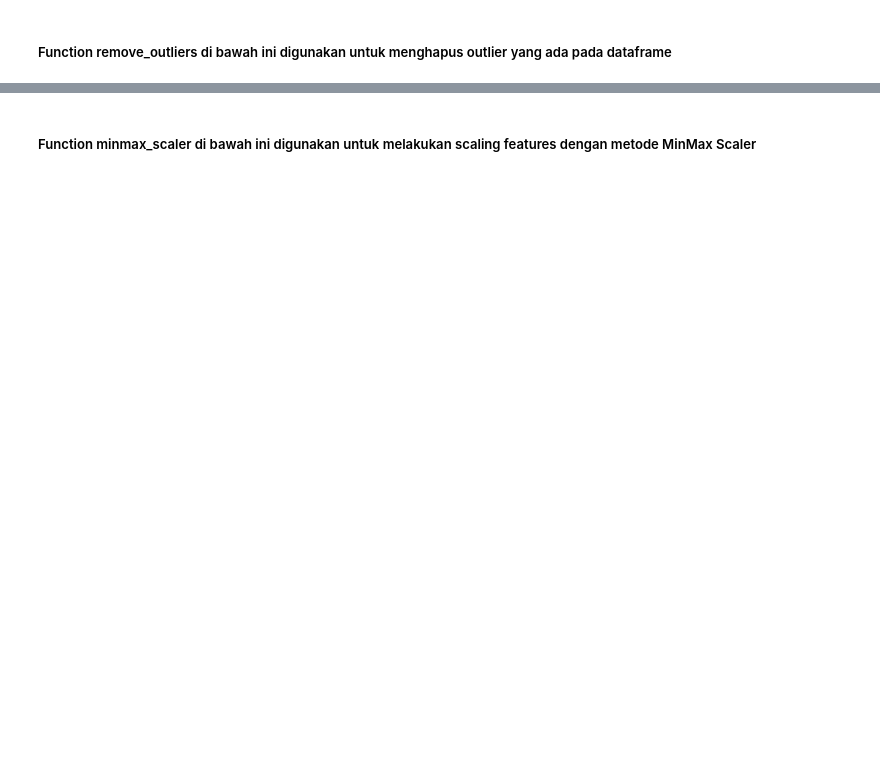
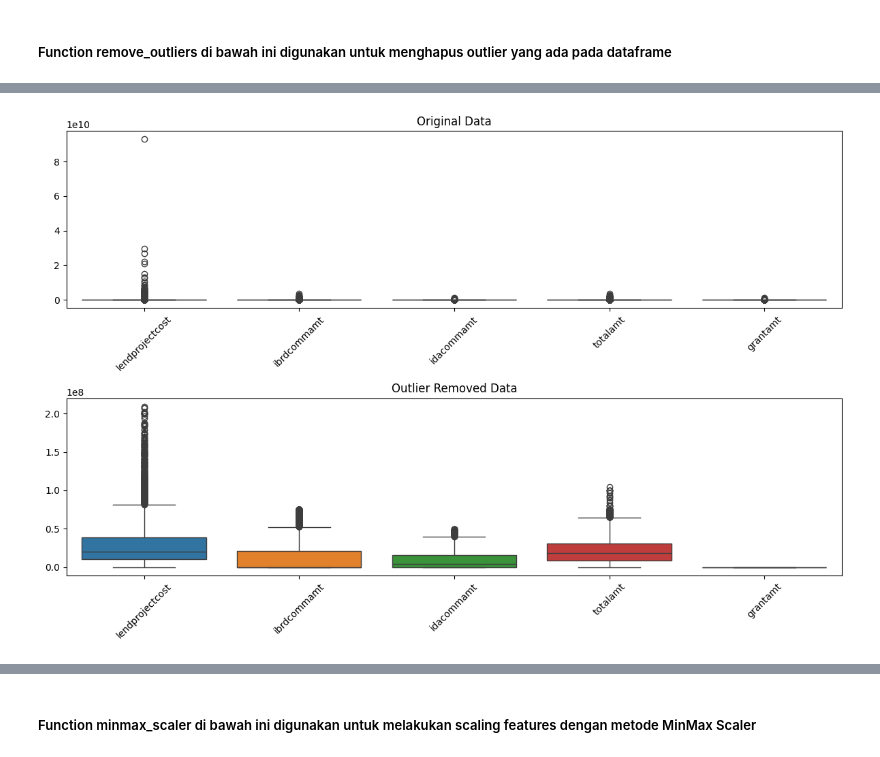
Before and after one commit to arumkinanthi/nimas-sekararum-kinanthi_mini-project_de, a Jupyter notebook: etl.ipynb, the cells around one changed output, grey strips where cells are left out. Cells and saved outputs as stored; diff of their text form; code cells hidden in the pictures; blank space fills up the shorter version.

```diff
--- a/etl.ipynb
+++ b/etl.ipynb
@@ -882,0 +850,5 @@ Tidak ada kolom numerik yang bisa diidentifikasi outliernya.
+# %%
+projects_data = remove_outliers(cleaned_prodatcsv_df).reset_index()
+projects_data.drop("index", axis=1, inplace=True)
+projects_data.to_csv("data-dest/fixed_projects_data.csv")
+projects_data
@@ -882,0 +869,17 @@ Tidak ada kolom numerik yang bisa diidentifikasi outliernya.
+# %%
+plt.figure(figsize=(12, 8))
+
+plt.subplot(2, 1, 1)
+sns.boxplot(data=cleaned_prodatcsv_df)
+plt.title('Original Data')
+plt.xticks(rotation=45)
+
+plt.subplot(2, 1, 2)
+sns.boxplot(data=projects_data)
+plt.title('Outlier Removed Data')
+plt.xticks(rotation=45)
+
+plt.tight_layout()
+plt.show()
+# %% [output]
+[figure, added]
```
Also changed, not shown: parts of 121 cells of this notebook, 15 other files.
